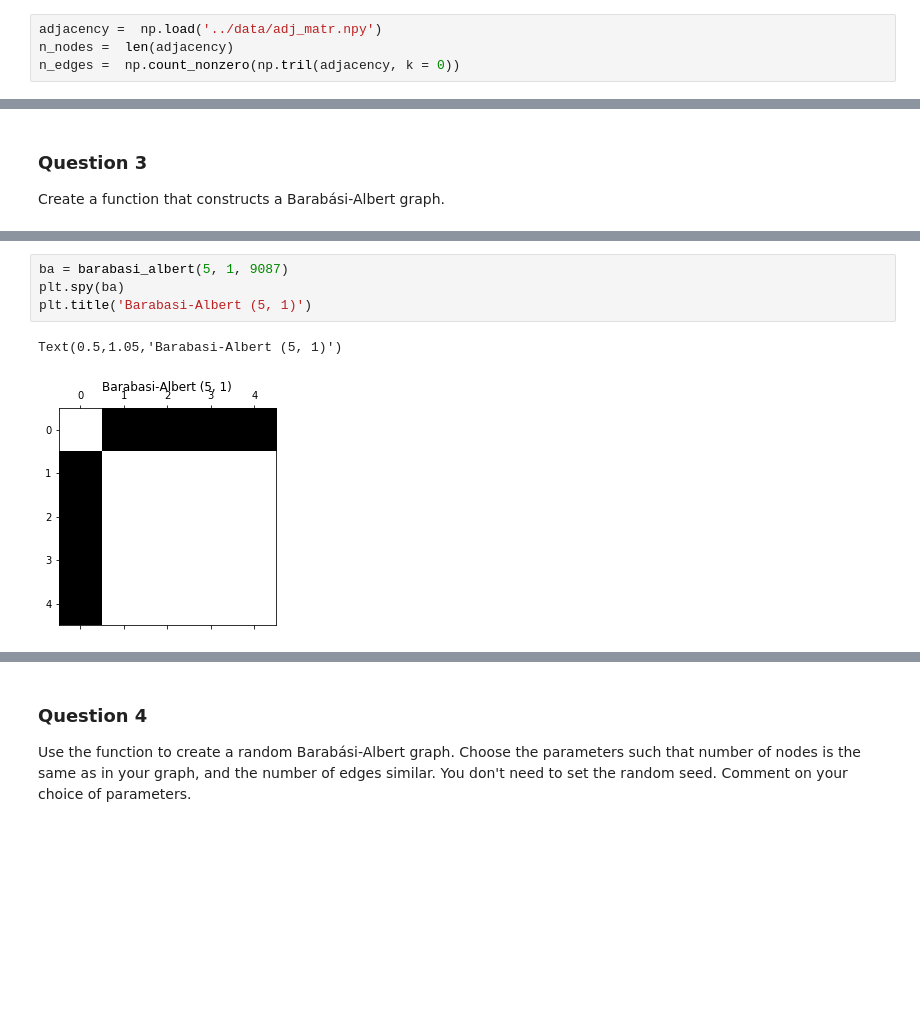
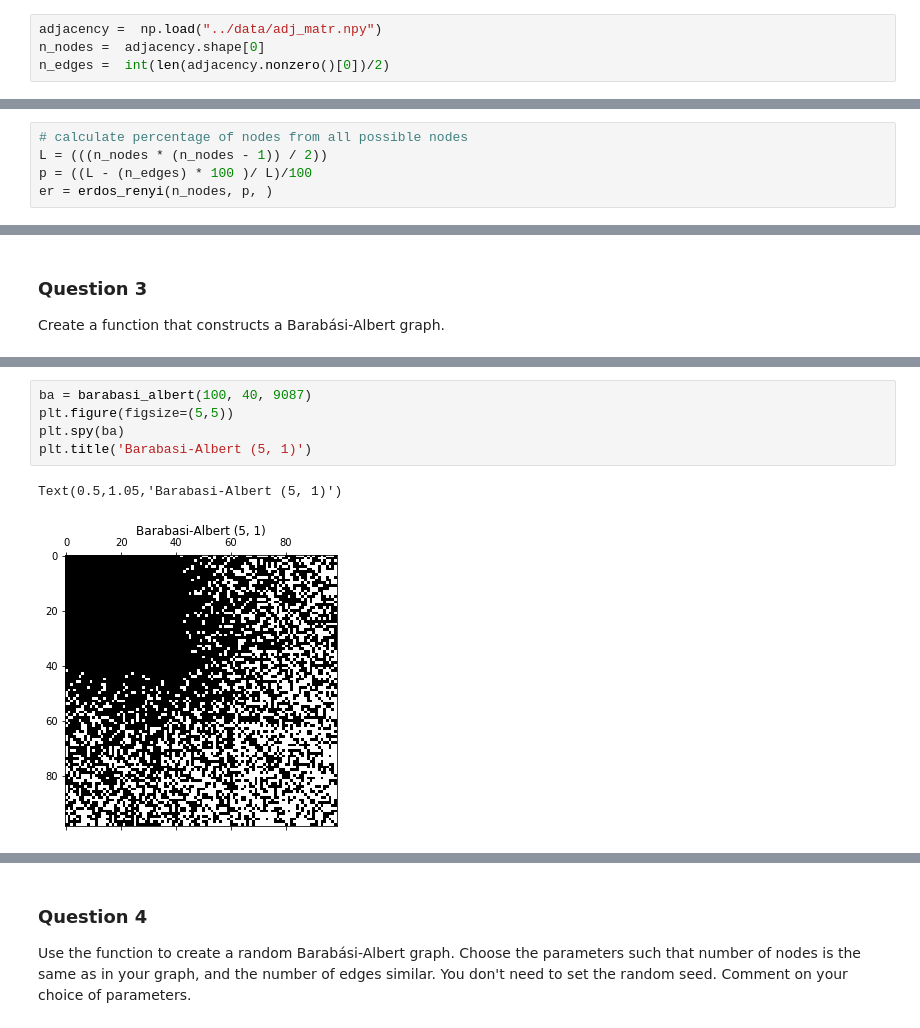
Before and after one commit to weberjoe/NTDS-MS-1-Route2-911, a Jupyter notebook: MS_2/2_network_models.ipynb, the cells around one changed output, grey strips where cells are left out. Saved outputs shown, nothing was run; the diff lists cells and outputs as text; blank space fills up the shorter version.

```diff
--- a/MS_2/2_network_models.ipynb
+++ b/MS_2/2_network_models.ipynb
@@ -27,6 +27,6 @@ The purpose of this milestone is to explore various random network models, analy
 
 Import the adjacency matrix of your graph that you constructed in milestone 1, as well as the number of nodes and edges of your network.
 # %%
-adjacency =  np.load('../data/adj_matr.npy')
-n_nodes =  len(adjacency)
-n_edges =  np.count_nonzero(np.tril(adjacency, k = 0))
+adjacency =  np.load("../data/adj_matr.npy")
+n_nodes =  adjacency.shape[0]
+n_edges =  int(len(adjacency.nonzero()[0])/2)
@@ -101,0 +113,5 @@ The Erdos-Rényi graph has 18384 edges, our actual graph has 18579 edges.
+# %%
+# calculate percentage of nodes from all possible nodes
+L = (((n_nodes * (n_nodes - 1)) / 2))
+p = ((L - (n_edges) * 100 )/ L)/100
+er = erdos_renyi(n_nodes, p, )
@@ -154,11 +192,12 @@ def barabasi_albert(n, m, seed=None):
     return adjacency
 # %%
-ba = barabasi_albert(5, 1, 9087)
+ba = barabasi_albert(100, 40, 9087)
+plt.figure(figsize=(5,5))
 plt.spy(ba)
 plt.title('Barabasi-Albert (5, 1)')
 # %% [output]
 Text(0.5,1.05,'Barabasi-Albert (5, 1)')
-[figure, old version]
+[figure, new version]
 # %%
 ba = barabasi_albert(10, 2, 8708)
 plt.spy(ba)
```
Also changed, not shown: parts of 37 cells of this notebook.
